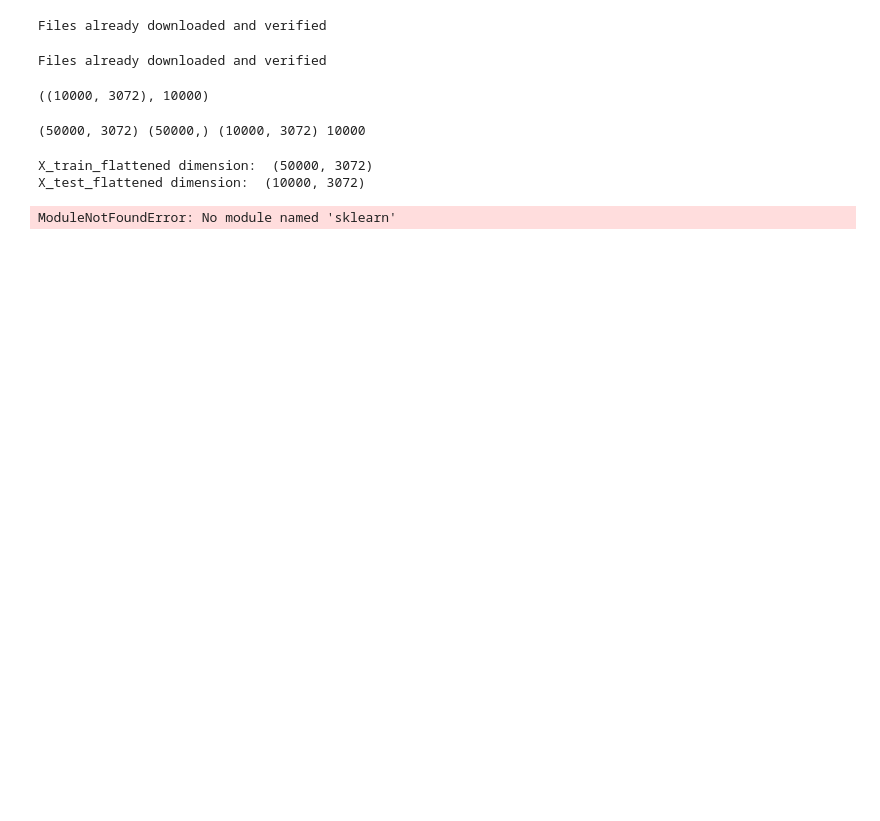
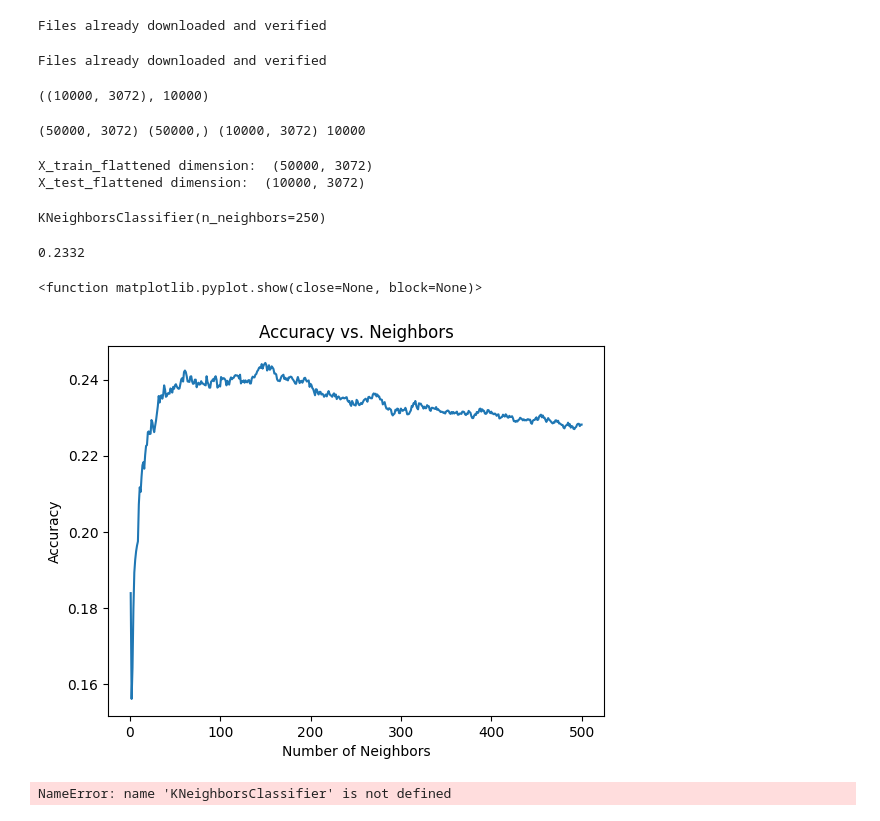
Before and after one commit to kccaterworld/inspiritwork, a Jupyter notebook: mainish.ipynb, the cells around one changed output. Drawn from its saved outputs; the diff is of its cells as text; code cells hidden in the pictures; blank space fills up the shorter version.

Commit message:
KNN model

```diff
--- a/mainish.ipynb
+++ b/mainish.ipynb
@@ -112,10 +111,53 @@ print("X_test_flattened dimension: ", X_test_flattened.shape)
 
 from sklearn.neighbors import KNeighborsClassifier
 
-knn_model = KNeighborsClassifier(n_neighbors = 10)
+knn_model = KNeighborsClassifier(n_neighbors = 250)
 
 knn_model.fit(X_train_flattened, y_train)
 # %% [output]
 X_train_flattened dimension:  (50000, 3072)
 X_test_flattened dimension:  (10000, 3072)
-ModuleNotFoundError: No module named 'sklearn'
+KNeighborsClassifier(n_neighbors=250)
+# %%
+from sklearn.metrics import accuracy_score
+from sklearn import metrics
+y_pred = knn_model.predict(X_test)
+print(accuracy_score(y_test,y_pred))
+# %% [output]
+0.2332
+# %%
+import matplotlib.pyplot as plt
+y_axis = []
+x_axis = [x for x in range(1, 501)]
+#Attempt at graphing accuracies at different numbers of neighbors
+for value in x_axis:
+    knn_model = KNeighborsClassifier(n_neighbors = value)
+    knn_model.fit(X_train_flattened, y_train)
+    y_pred = knn_model.predict(X_test)
+    y_axis.append(accuracy_score(y_test,y_pred))
+
+plt.plot(x_axis, y_axis)
+plt.xlabel('Number of Neighbors')
+plt.ylabel('Accuracy')
+plt.title('Accuracy vs. Neighbors')
+plt.show
+# %% [output]
+<function matplotlib.pyplot.show(close=None, block=None)>
+[figure, added]
+# %%
+y_axis3 = []
+x_axis3 = range(1, 501)
+#Attempt at graphing accuracies at different numbers of neighbors
+for value in x_axis3:
+    knn_model = KNeighborsClassifier(n_neighbors = value)
+    knn_model.fit(X_train_flattened, y_train)
+    y_pred = knn_model.predict(X_test)
+    y_axis3.append(accuracy_score(y_test,y_pred))
+
+plt.plot(x_axis3, y_axis3)
+plt.xlabel('Number of Neighbors')
+plt.ylabel('Accuracy')
+plt.title('Accuracy vs. Neighbors')
+plt.show
+# %% [output]
+NameError: name 'KNeighborsClassifier' is not defined
```
Also changed, not shown: parts of 2 cells of this notebook.
